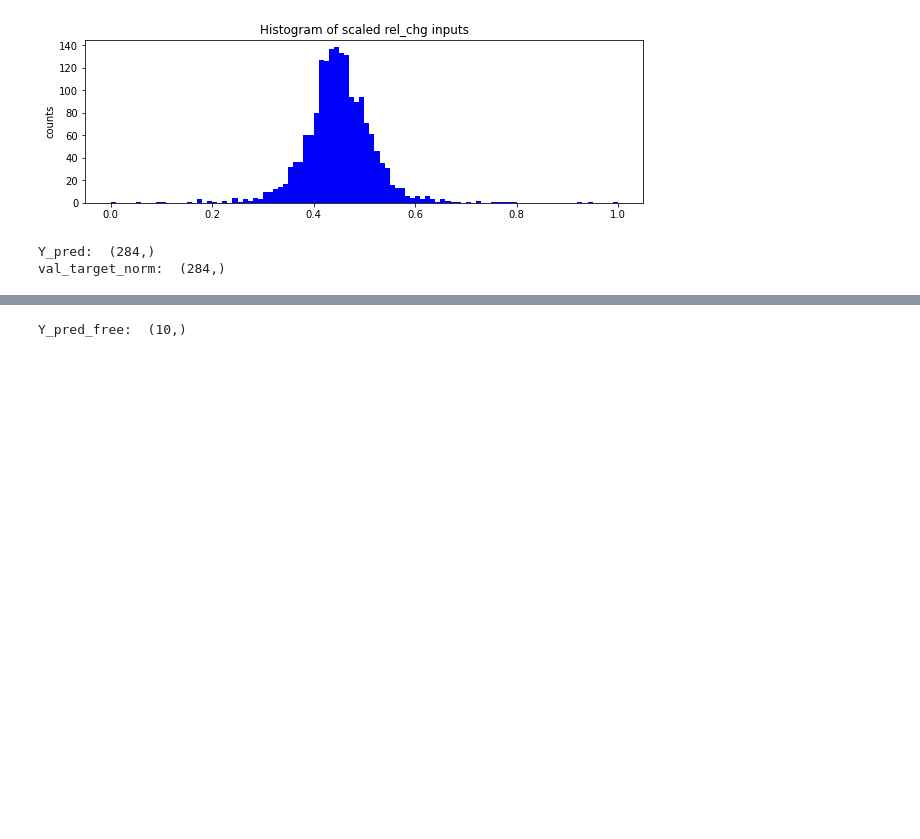
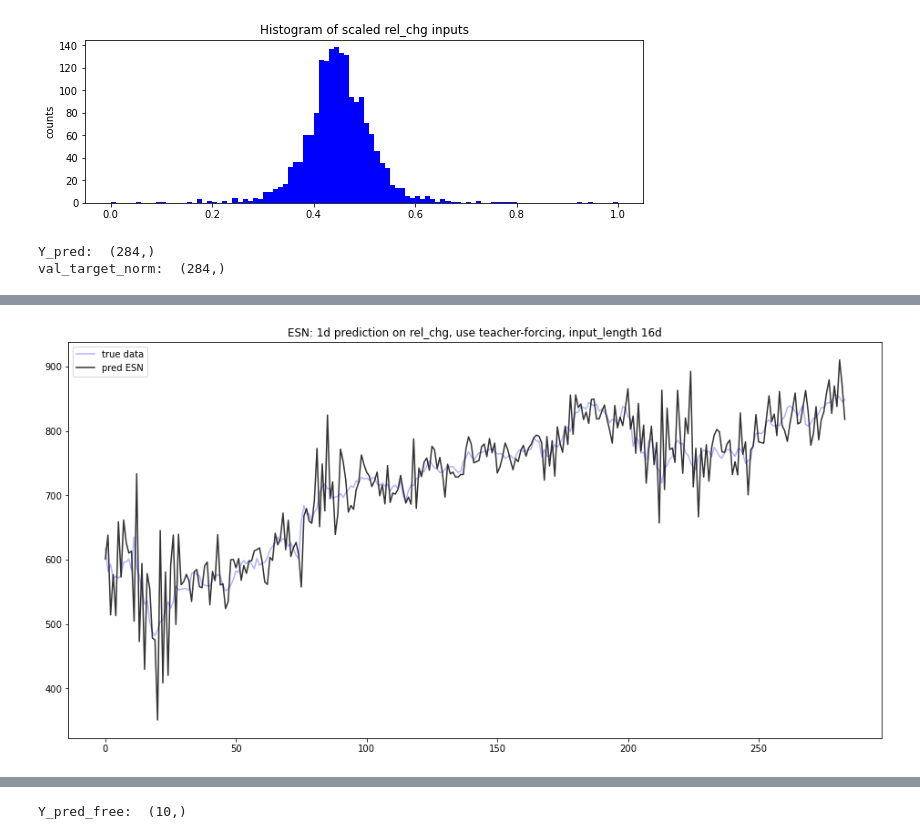
Before and after one commit to MarcoLandtHayen/EchoStateNetworks, a Jupyter notebook: notebooks/ESN_vs_CNNLSTM_amazon.ipynb, the cells around one changed output, grey strips where cells are left out. Cells and saved outputs as stored; diff of their text form; code cells hidden in the pictures; blank space fills up the shorter version.

Commit message:
checked effect of shorter input-length for validation/prediction

```diff
--- a/notebooks/ESN_vs_CNNLSTM_amazon.ipynb
+++ b/notebooks/ESN_vs_CNNLSTM_amazon.ipynb
@@ -616,0 +603,93 @@ plt.legend(fontsize='xx-large', loc='best')
+# %%
+### Alternative: Shorter input-length for validation / prediction
+# So far, ESN is trained on first 1500 days.
+# These 1500 days are used as inputs in correct order and yield reservoir states X (NxT matrix).
+# For validation/prediction we then also used samples of 1500 steps length (sliding window), as naive approach.
+# This shall guarantee asymtotic behaviour (Echo State Property) of reservoir states, hence the influence of
+# random initialization vanishes.
+#
+# But do we really need 1500 steps? Next try to input only the recent 16 input steps (for comparability to input
+# length chosen in CNN/LSTM model). How does that affect prediction metrics (accuracy and mae) on validation set?
+
+### Get reservoir states X for all validation input steps 1..T (loop i) for all validation targets (loop j)
+# Note: Use tanh as activation.
+
+# Initialize Y_pred to store predictions on validation input
+Y_pred = np.zeros(len(val_target_norm))
+
+for j in range(len(val_target_norm)):
+
+    # Get current validation inputs.
+    # Remember: Last 284 values are validation targets, as in CNN/LSTM example.
+    # We want to have input length T=16d, as in training of CNN/LSTM model, as a sliding window
+    val_input_temp = input_rel_chg_norm[T+j : input_length+T+j]
+
+    # initialize X_temp for current target (N x input_length)
+    X_temp = np.zeros((N,input_length))
+
+    for i in range(input_length):
+
+        # first step needs special treatment, since reservoir state is not yet initialized
+        if i == 0:
+            X_temp[:,i:i+1] = np.tanh(W_in * val_input_temp[i])
+        elif i > 0:
+            X_temp[:,i:i+1] = np.tanh(W_in * val_input_temp[i] + np.reshape(np.matmul(W_res, X_temp[:,i-1]),(N,1)))
+
+    # get predicted output from trained W_out and last reservoir state
+    Y_pred[j] = np.matmul(W_out, X_temp[:,-1])
+
+# check dimension, predicted and true values (min/max scaled rel_chg)
+print("Y_pred: ", Y_pred.shape)
+print("val_target_norm: ", val_target_norm.shape)
+
+# reverse min/max scaling for predictions
+Y_pred_rescaled = Y_pred * (train_max - train_min) + train_min
+
+# convert back to absolute values, first need "last" absolute train input as basis
+last_train_input_abs = data_abs[-(len(Y_pred) + 1)]
+
+### 1 step prediction with "teacher-forcing"
+# Use predicted rel_chg for first step to get first absolute prediction.
+# Then replace this predicted absolute value by true absolute value to get second prediction of abs. value
+# from second predicted rel_chg.
+
+# as reference, get true absolute validation data
+Y_true_abs = data_abs[-len(Y_pred):]
+
+Y_pred_abs = np.zeros(len(Y_pred))
+for i in range(len(Y_pred)):
+    # first value needs to hook on last_train_input_abs
+    if i==0:
+        Y_pred_abs[i] = last_train_input_abs * (1 + Y_pred_rescaled[i])
+    elif i>0:
+        Y_pred_abs[i] = Y_true_abs[i-1] * (1 + Y_pred_rescaled[i])
+
+# Fidelity check: Plot validation data, true vs. predicted absolute values
+plt.figure(figsize=(16,8))
+plt.plot(range(len(Y_pred)),Y_true_abs,'b',label="true data", alpha=0.3)
+plt.plot(range(len(Y_pred)),Y_pred_abs,'k',  alpha=0.8, label='pred ESN')
+plt.title("ESN: 1d prediction on rel_chg, use teacher-forcing, input_length 16d")
+plt.legend()
+plt.show()
+
+# check balance in up/down movements of validation data
+print("up movements percentage: ", np.round(sum(val_target>=0) / len(val_target), 3))
+
+# get prediction accuracy from rel. change prediction
+print("ESN pred. accuracy: ", np.round(sum((val_target >= 0) == (Y_pred_rescaled >= 0)) / len(val_target), 3))
+
+# get MAE from abs. values
+print("ESN mean abs. error: ", np.round(sum(np.abs(Y_true_abs - Y_pred_abs)) / len(val_target), 1))
+
+# check distribution true un-scaled val_targets vs. re-scaled predicted validation output (rel_chg)
+nBins = 100
+fig, axes = plt.subplots(2, 1, figsize=(10,5))
+axes[0].hist(Y_pred_rescaled, nBins, color="red")
+axes[0].set_ylabel("counts")
+axes[0].set_xlim(-0.1, 0.1)
+axes[0].set_title("ESN: Histogram of un-scaled val_targets (blue) and re-scaled val_pred (red)")
+axes[1].hist(val_target, nBins, color="blue")
+axes[1].set_ylabel("counts")
+axes[1].set_xlim(-0.1, 0.1)
+plt.show()
+# %% [output]
@@ -616,0 +698 @@ plt.legend(fontsize='xx-large', loc='best')
+[figure, added]
```
Also changed, not shown: parts of 12 cells of this notebook.
